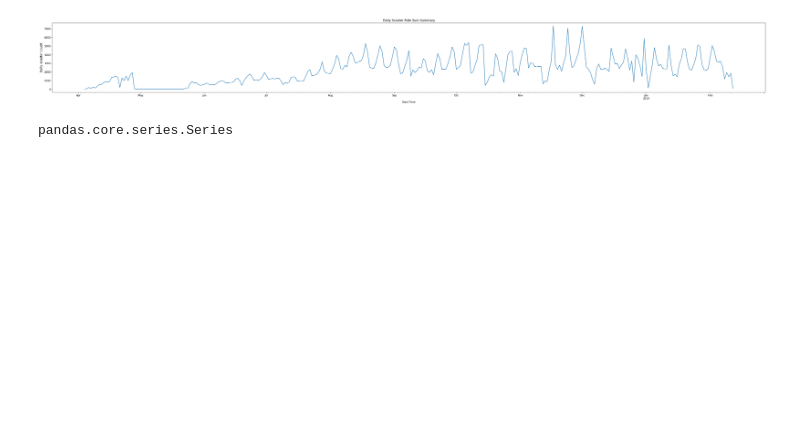
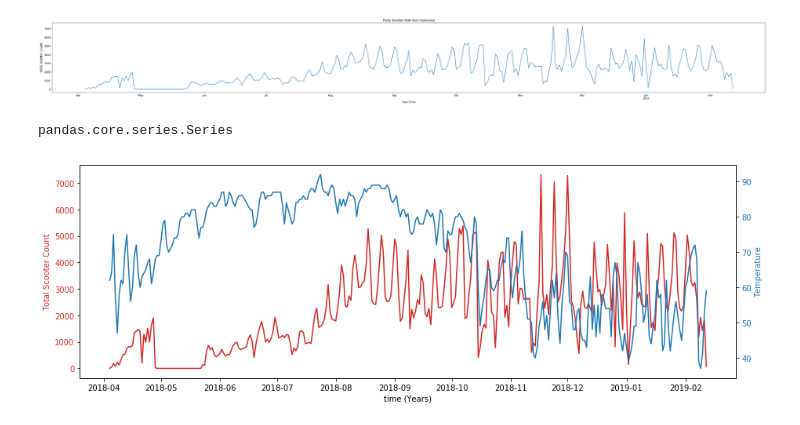
Before and after one commit to sameerabalay/Dockless_Mobility, a Jupyter notebook: src/Whole_Data_Set/Plots.ipynb, the cells around one changed output. Drawn from its saved outputs; the diff is of its cells as text; code cells hidden in the pictures; blank space fills up the shorter version.

```diff
--- a/src/Whole_Data_Set/Plots.ipynb
+++ b/src/Whole_Data_Set/Plots.ipynb
@@ -246,3 +291,28 @@ plt.savefig('../../output/EDA/Top/D_Scooter_Total_expanded.png')
 type(daily)
 # %% [output]
 pandas.core.series.Series
+# %%
+y1 = daily.values.tolist()
+x1 = daily.index.tolist()
+# %%
+avg_temp = weather_data['AVG_TEMPERATURE'].values.tolist()
+prec = weather_data['PRECIPITATION'].values.tolist()
+# %%
+fig, ax1 = plt.subplots(figsize=(15,5))
+
+color = 'tab:red'
+ax1.set_xlabel('time (Years)')
+ax1.set_ylabel('Total Scooter Count', color=color)
+ax1.plot(x1, y1, color=color)
+ax1.tick_params(axis='y', labelcolor=color)
+
+ax2 = ax1.twinx()  # instantiate a second axes that shares the same x-axis
+
+color = 'tab:blue'
+ax2.set_ylabel('Temperature', color=color)  # we already handled the x-label with ax1
+ax2.plot(x1, avg_temp, color=color)
+ax2.tick_params(axis='y', labelcolor=color)
+
+plt.show()
+# %% [output]
+[figure, added]
```
Also changed, not shown: parts of 3 cells of this notebook, 1 other file.
